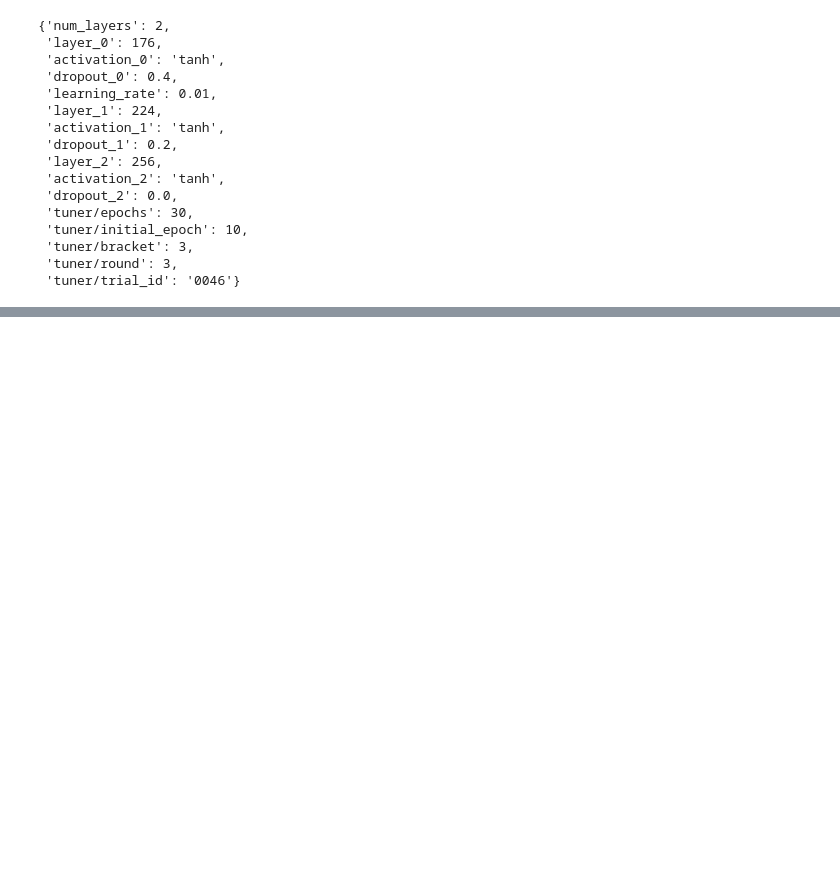
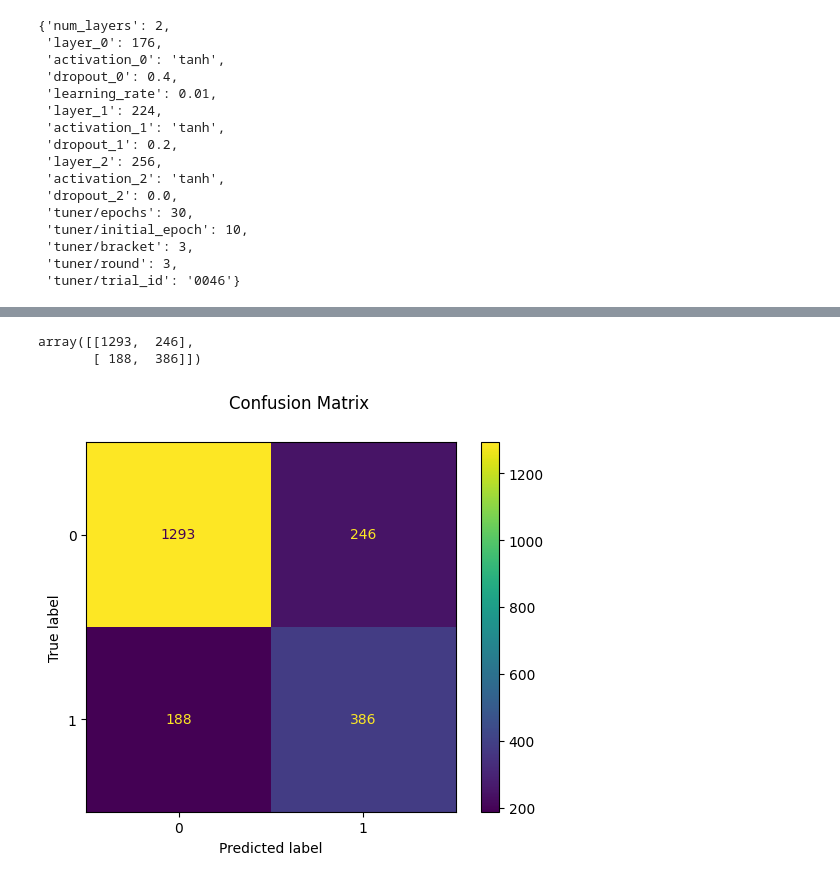
Before and after one commit to yalindi/2425568_ml, a Jupyter notebook: 2425568.ipynb, the cells around one changed output, grey strips where cells are left out. Drawn from its saved outputs; the diff is of its cells as text; code cells hidden in the pictures; blank space fills up the shorter version.

```diff
--- a/2425568.ipynb
+++ b/2425568.ipynb
@@ -752,0 +755,2 @@ model = load_model("best_churn_NN_model.keras")
+# %%
+y_preds_prob=model_2.predict(X_test)
@@ -752,0 +769,2 @@ model = load_model("best_churn_NN_model.keras")
+# %%
+y_preds=(y_preds_prob>0.5).astype(int)
@@ -752,0 +782,13 @@ model = load_model("best_churn_NN_model.keras")
+# %%
+confusion_matrix(y_test,y_preds)
+# %% [output]
+array([[1293,  246],
+       [ 188,  386]])
+# %%
+from sklearn.metrics import ConfusionMatrixDisplay
+
+Confy_mat=ConfusionMatrixDisplay.from_predictions(y_test,y_preds)
+Confy_mat.figure_.suptitle("Confusion Matrix")
+plt.show()
+# %% [output]
+[figure, added]
```
Also changed, not shown: parts of 11 cells of this notebook.
